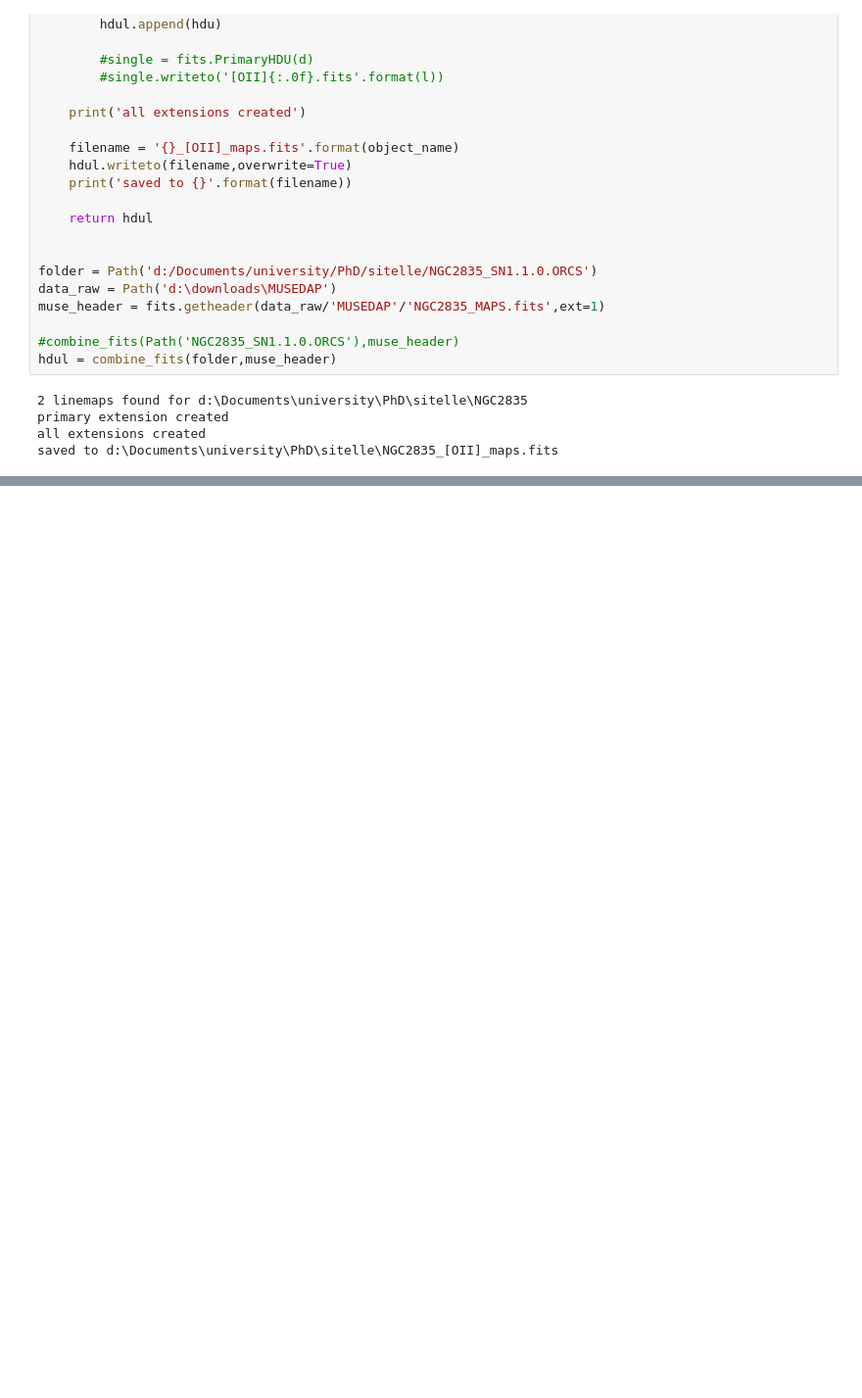
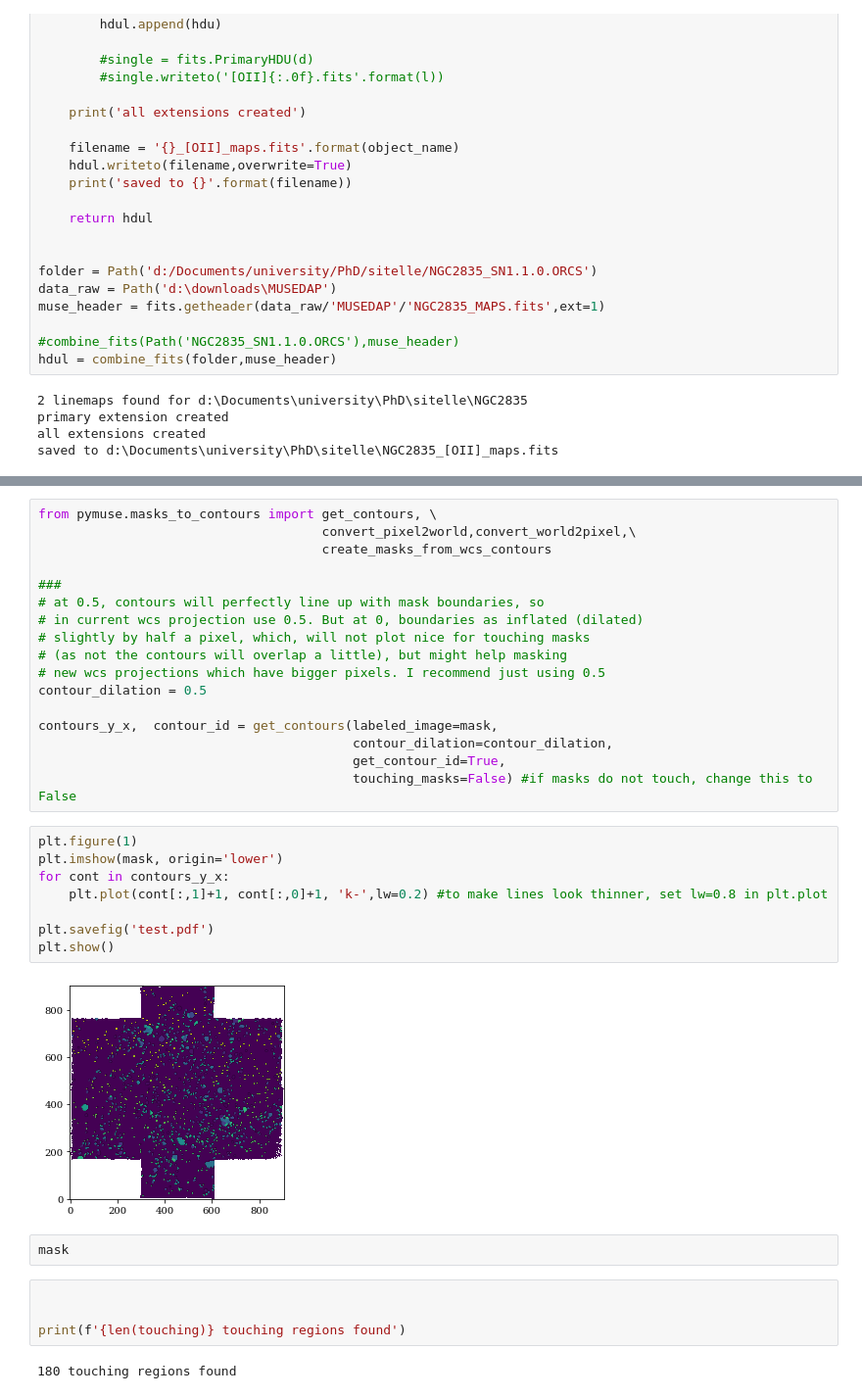
Before and after one commit to fschmnn/pnlf, a Jupyter notebook: notebooks/playground.ipynb, the cells around one changed output, grey strips where cells are left out. Shown at 98% size. Cells and saved outputs as stored; diff of their text form; blank space fills up the shorter version.

```diff
--- a/notebooks/playground.ipynb
+++ b/notebooks/playground.ipynb
@@ -254,0 +291,35 @@ saved to d:\Documents\university\PhD\sitelle\NGC2835_[OII]_maps.fits
+# %%
+from pymuse.masks_to_contours import get_contours, \
+                                     convert_pixel2world,convert_world2pixel,\
+                                     create_masks_from_wcs_contours
+
+###
+# at 0.5, contours will perfectly line up with mask boundaries, so
+# in current wcs projection use 0.5. But at 0, boundaries as inflated (dilated)
+# slightly by half a pixel, which, will not plot nice for touching masks
+# (as not the contours will overlap a little), but might help masking
+# new wcs projections which have bigger pixels. I recommend just using 0.5
+contour_dilation = 0.5
+
+contours_y_x,  contour_id = get_contours(labeled_image=mask,
+                                         contour_dilation=contour_dilation,
+                                         get_contour_id=True,
+                                         touching_masks=False) #if masks do not touch, change this to False
+# %%
+plt.figure(1)
+plt.imshow(mask, origin='lower')
+for cont in contours_y_x:
+    plt.plot(cont[:,1]+1, cont[:,0]+1, 'k-',lw=0.2) #to make lines look thinner, set lw=0.8 in plt.plot
+
+plt.savefig('test.pdf')
+plt.show()
+# %% [output]
+[figure, added]
+# %%
+mask
+# %%
+
+
+print(f'{len(touching)} touching regions found')
+# %% [output]
+180 touching regions found
```
Also changed, not shown: parts of 22 cells of this notebook, 7 other files.
